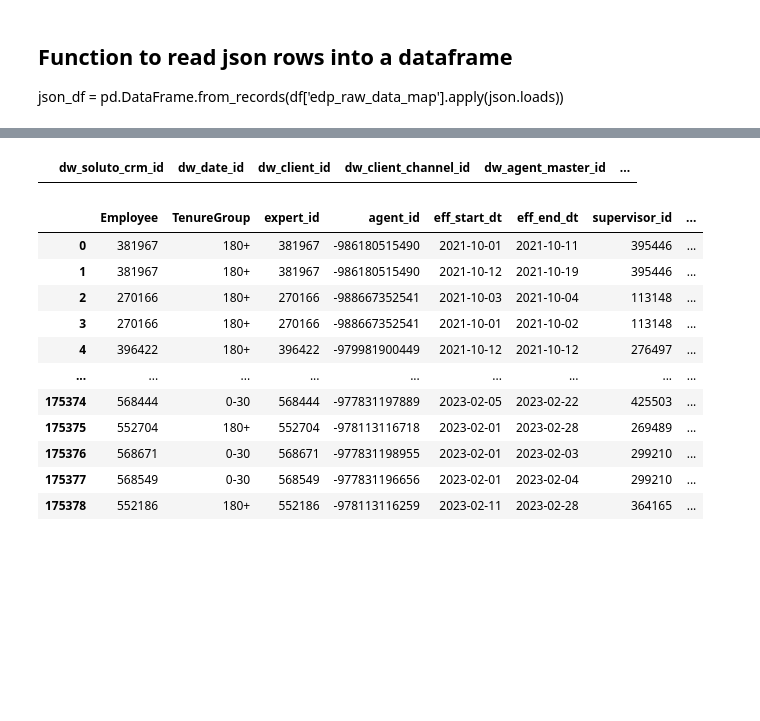
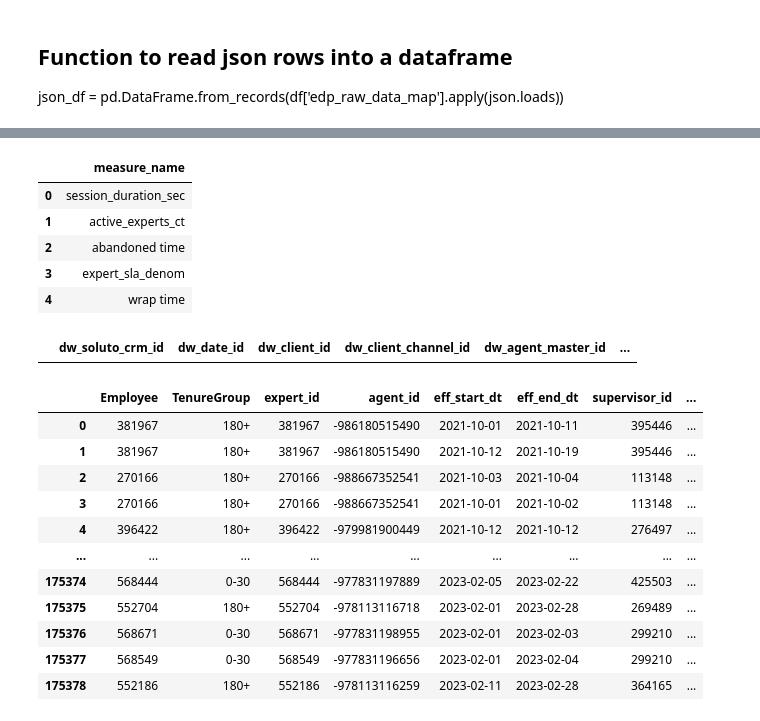
Before and after one commit to Austen-Moore94/Expert-Assist-Pilot, a Jupyter notebook: Dashboard/Tests.ipynb, the cells around one changed output, grey strips where cells are left out. Drawn from its saved outputs; the diff is of its cells as text; code cells hidden in the pictures; blank space fills up the shorter version.

Commit message:
Ran addhoc tests of dashboard

```diff
--- a/Dashboard/Tests.ipynb
+++ b/Dashboard/Tests.ipynb
@@ -64,0 +50,11 @@ SELECT
+# %%
+PreJoinTest = run_query(
+"""
+SELECT
+
+FROM
+    hive.care.l3_asurion_twilio_interaction_interval_summary
+GROUP BY measure_name
+""")
+PreJoinTest.head()
+# %% [output]
@@ -65,3 +63,9 @@ SELECT
+|  | measure_name |
+| 0 | session_duration_sec |
+| 1 | active_experts_ct |
+| 2 | abandoned time |
+| 3 | expert_sla_denom |
+| 4 | wrap time |
 # %%
 run_query("""SELECT """)
 # %% [output]
```
Also changed, not shown: parts of 4 cells of this notebook.
